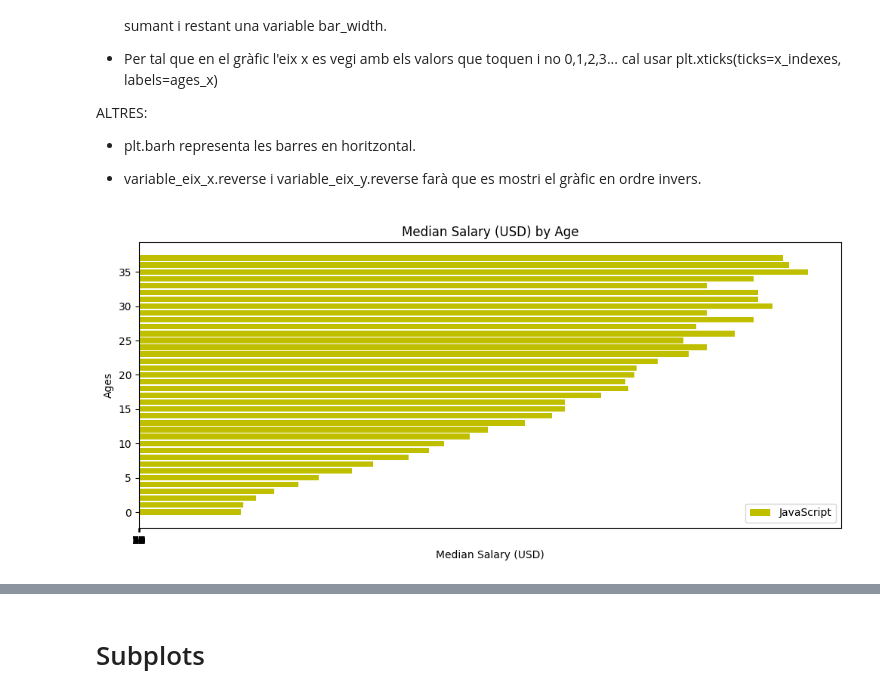
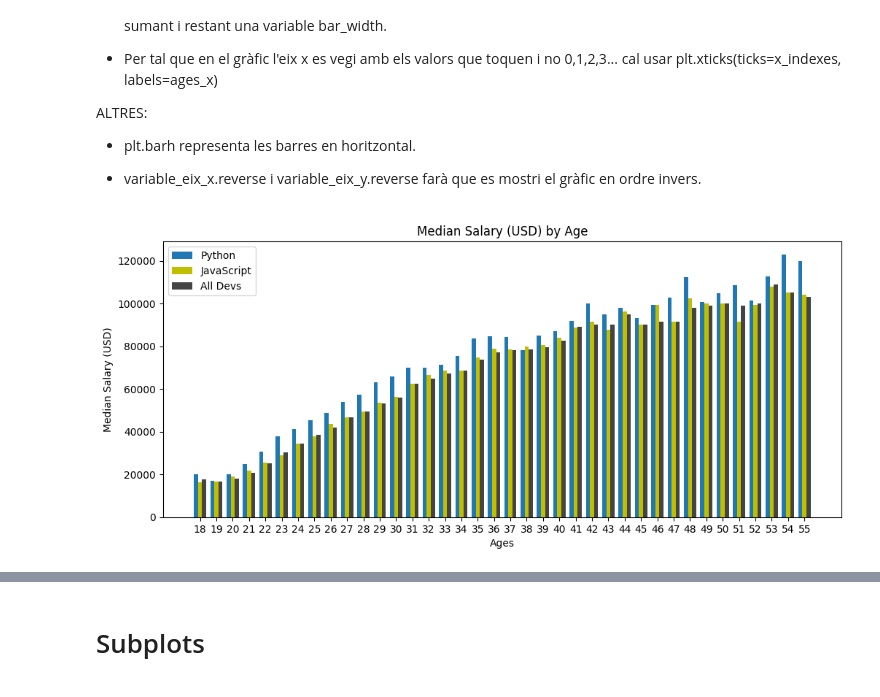
Before and after one commit to ditcas/llibreries_python, a Jupyter notebook: matplotlib.ipynb, the cells around one changed output, grey strips where cells are left out. Saved outputs shown, nothing was run; the diff lists cells and outputs as text; code cells hidden in the pictures.

```diff
--- a/matplotlib.ipynb
+++ b/matplotlib.ipynb
@@ -94,37 +144,34 @@ ALTRES:
 # %%
 plt.figure(figsize=(12,5), dpi=100)
 
 # Dades eix x
 ages_x = [18, 19, 20, 21, 22, 23, 24, 25, 26, 27, 28, 29, 30, 31, 32, 33, 34, 35,
           36, 37, 38, 39, 40, 41, 42, 43, 44, 45, 46, 47, 48, 49, 50, 51, 52, 53, 54, 55]
 
 x_indexes = np.arange(len(ages_x))
 bar_width = 0.25
 
 # Dades eix y - Sou mitjà programador Python a EEUU
-py_dev_y = [20046, 17100, 20000, 24744, 30500, 37732, 41247, 45372, 48876, 53850, 57287, 63016, 65998, 70003, 70000, 71496, 75370, 83640, 84666,
-            84392, 78254, 85000, 87038, 91991, 100000, 94796, 97962, 93302, 99240, 102736, 112285, 100771, 104708, 108423, 101407, 112542, 122870, 120000]
+py_dev_y = [20046, 17100, 20000, 24744, 30500, 37732, 41247, 45372, 48876, 53850, 57287, 63016, 65998, 70003, 70000, 71496, 75370, 83640, 84666, 84392, 78254, 85000, 87038, 91991, 100000, 94796, 97962, 93302, 99240, 102736, 112285, 100771, 104708, 108423, 101407, 112542, 122870, 120000]
 
 plt.bar(x_indexes - bar_width, py_dev_y, width=bar_width, label='Python')
 
 # Dades eix y - Sou mitjà programador JavaScript a EEUU
-js_dev_y = [16446, 16791, 18942, 21780, 25704, 29000, 34372, 37810, 43515, 46823, 49293, 53437, 56373, 62375, 66674, 68745, 68746, 74583, 79000,
-            78508, 79996, 80403, 83820, 88833, 91660, 87892, 96243, 90000, 99313, 91660, 102264, 100000, 100000, 91660, 99240, 108000, 105000, 104000]
+js_dev_y = [16446, 16791, 18942, 21780, 25704, 29000, 34372, 37810, 43515, 46823, 49293, 53437, 56373, 62375, 66674, 68745, 68746, 74583, 79000, 78508, 79996, 80403, 83820, 88833, 91660, 87892, 96243, 90000, 99313, 91660, 102264, 100000, 100000, 91660, 99240, 108000, 105000, 104000]
 plt.bar(x_indexes, js_dev_y, width=bar_width, color="y", label='JavaScript')
 
 # Dades eix y - Sou mitjà programador a EEUU
-dev_y = [17784, 16500, 18012, 20628, 25206, 30252, 34368, 38496, 42000, 46752, 49320, 53200, 56000, 62316, 64928, 67317, 68748, 73752, 77232,
-         78000, 78508, 79536, 82488, 88935, 90000, 90056, 95000, 90000, 91633, 91660, 98150, 98964, 100000, 98988, 100000, 108923, 105000, 103117]
+dev_y = [17784, 16500, 18012, 20628, 25206, 30252, 34368, 38496, 42000, 46752, 49320, 53200, 56000, 62316, 64928, 67317, 68748, 73752, 77232, 78000, 78508, 79536, 82488, 88935, 90000, 90056, 95000, 90000, 91633, 91660, 98150, 98964, 100000, 98988, 100000, 108923, 105000, 103117]
 plt.bar(x_indexes + bar_width, dev_y, width=bar_width, color='#444444', label='All Devs')
 
 plt.xticks(ticks=x_indexes, labels=ages_x)
 
 plt.xlabel('Ages')
 plt.ylabel('Median Salary (USD)')
 plt.title('Median Salary (USD) by Age')
 
 plt.legend(fontsize=10) # Llegenda
 
 plt.show()
 # %% [output]
-[figure, old version]
+[figure, new version]
```
Also changed, not shown: parts of 12 cells of this notebook.
